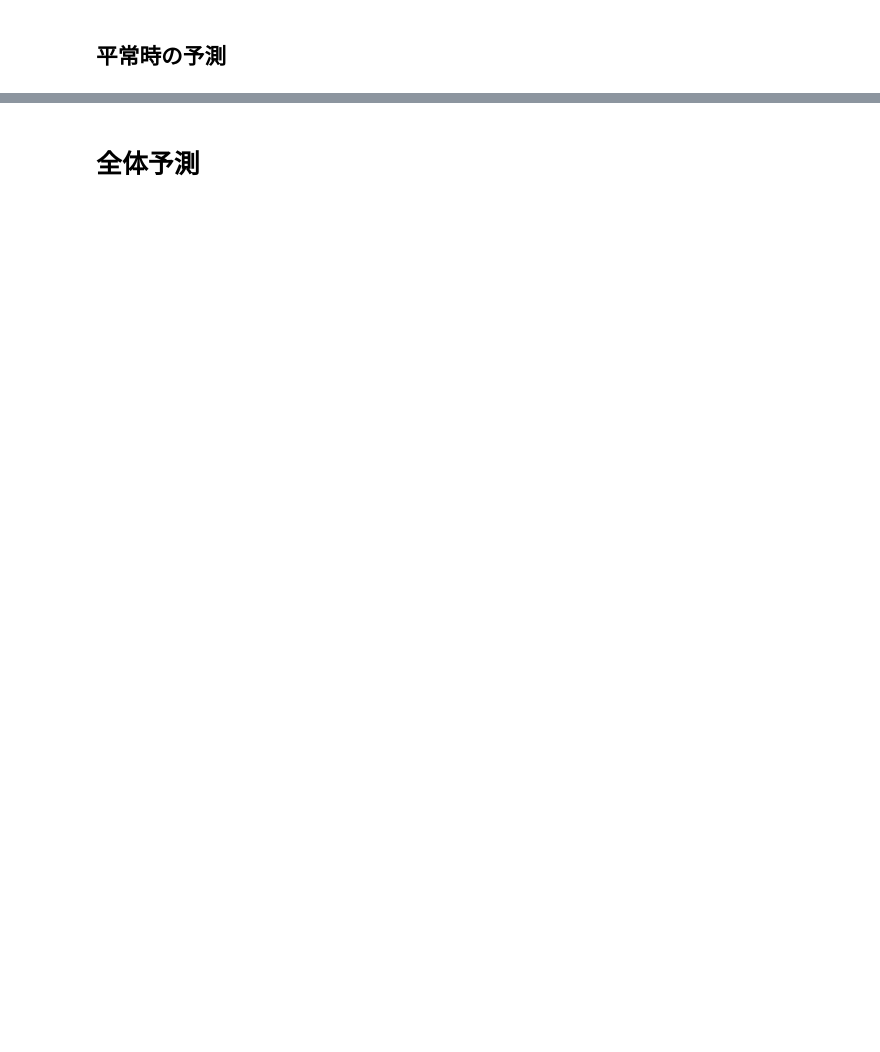
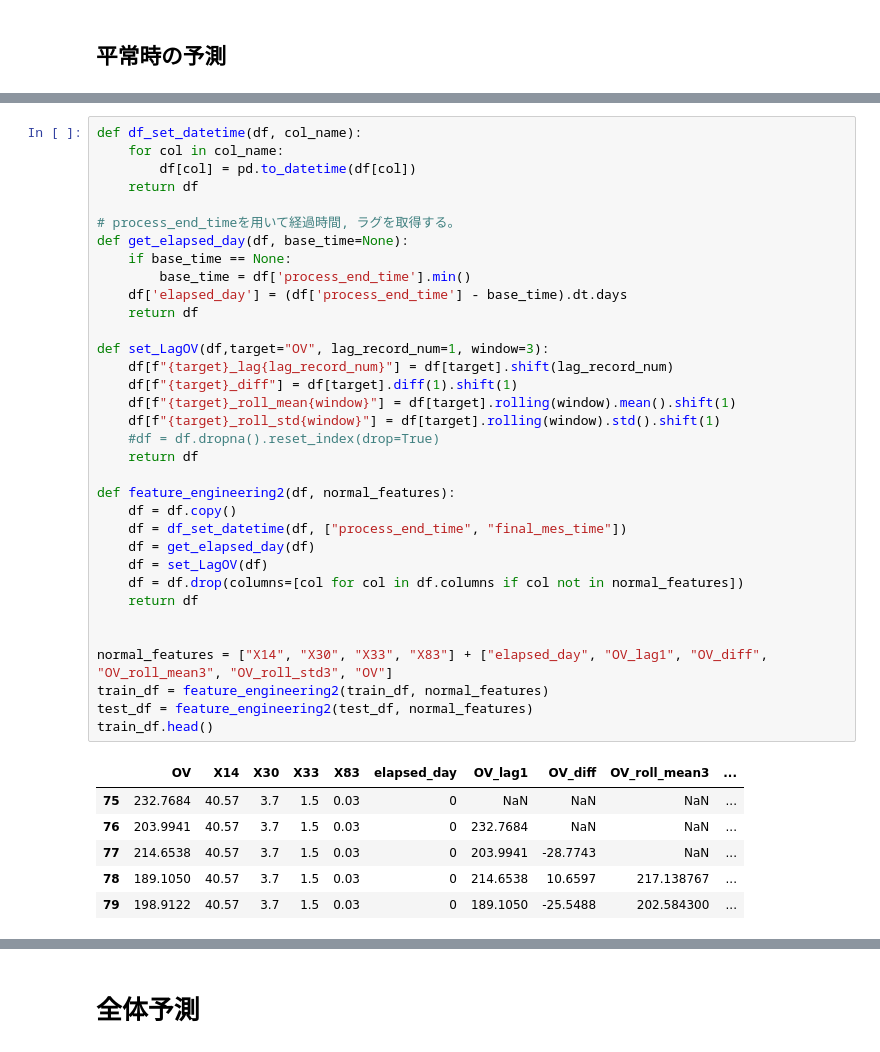
Before and after one commit to yut0takagi/ass-production-management2, a Jupyter notebook: notebook/11-Pred-SpikeSection.ipynb, the cells around one changed output, grey strips where cells are left out. Cells and saved outputs as stored; diff of their text form; blank space fills up the shorter version.

```diff
--- a/notebook/11-Pred-SpikeSection.ipynb
+++ b/notebook/11-Pred-SpikeSection.ipynb
@@ -189,3 +223,44 @@ display(test_df)
+# %%
+def df_set_datetime(df, col_name):
+    for col in col_name:
+        df[col] = pd.to_datetime(df[col])
+    return df
+
+# process_end_timeを用いて経過時間, ラグを取得する。
+def get_elapsed_day(df, base_time=None):
+    if base_time == None:
+        base_time = df['process_end_time'].min()
+    df['elapsed_day'] = (df['process_end_time'] - base_time).dt.days
+    return df
+
+def set_LagOV(df,target="OV", lag_record_num=1, window=3):
+    df[f"{target}_lag{lag_record_num}"] = df[target].shift(lag_record_num)
+    df[f"{target}_diff"] = df[target].diff(1).shift(1)
+    df[f"{target}_roll_mean{window}"] = df[target].rolling(window).mean().shift(1)
+    df[f"{target}_roll_std{window}"] = df[target].rolling(window).std().shift(1)
+    #df = df.dropna().reset_index(drop=True)
+    return df
+
+def feature_engineering2(df, normal_features):
+    df = df.copy()
+    df = df_set_datetime(df, ["process_end_time", "final_mes_time"])
+    df = get_elapsed_day(df)
+    df = set_LagOV(df)
+    df = df.drop(columns=[col for col in df.columns if col not in normal_features])
+    return df
+
+
+normal_features = ["X14", "X30", "X33", "X83"] + ["elapsed_day", "OV_lag1", "OV_diff", "OV_roll_mean3", "OV_roll_std3", "OV"]
+train_df = feature_engineering2(train_df, normal_features)
+test_df = feature_engineering2(test_df, normal_features)
+train_df.head()
+# %% [output]
+|  | OV | X14 | X30 | X33 | X83 | elapsed_day | OV_lag1 | OV_diff | OV_roll_mean3 | ... |
+| 75 | 232.7684 | 40.57 | 3.7 | 1.5 | 0.03 | 0 | NaN | NaN | NaN | ... |
+| 76 | 203.9941 | 40.57 | 3.7 | 1.5 | 0.03 | 0 | 232.7684 | NaN | NaN | ... |
+| 77 | 214.6538 | 40.57 | 3.7 | 1.5 | 0.03 | 0 | 203.9941 | -28.7743 | NaN | ... |
+| 78 | 189.1050 | 40.57 | 3.7 | 1.5 | 0.03 | 0 | 214.6538 | 10.6597 | 217.138767 | ... |
+| 79 | 198.9122 | 40.57 | 3.7 | 1.5 | 0.03 | 0 | 189.1050 | -25.5488 | 202.584300 | ... |
 # %%
 pipeline = Pipeline([
     #("scaler", StandardScaler()),
```
Also changed, not shown: parts of 7 cells of this notebook, 6 other files.
